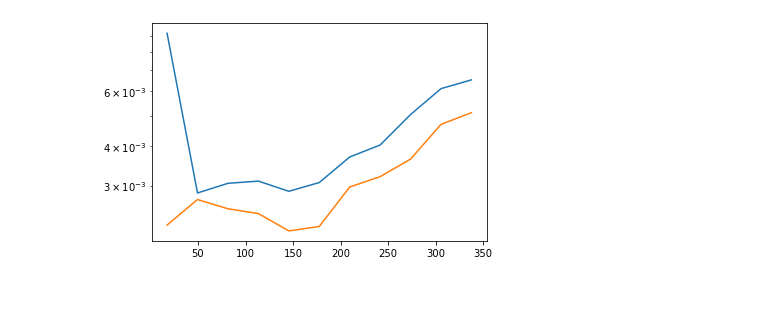
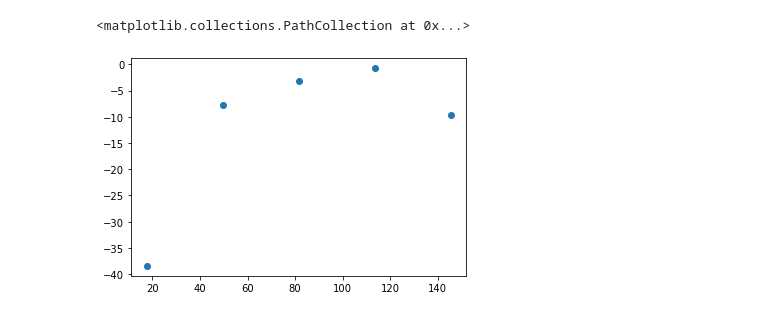
Before and after one commit to catyz/matrix, a Jupyter notebook: power_spectrum.ipynb, the cells around one changed output. Saved outputs shown, nothing was run; the diff lists cells and outputs as text; code cells hidden in the pictures.

```diff
--- a/power_spectrum.ipynb
+++ b/power_spectrum.ipynb
@@ -240,9 +243,10 @@ Text(0.5, 1.0, 'BB of r=0.1 maps')
-# %%
-plt.plot(ell, cl_std[3])
-plt.plot(ell, pure_cl_std[3])
-plt.yscale('log')
-# %% [output]
-[figure, removed]
+# %%
+#residuals
+diff = (pure_cl_mean[3] - cl_mean[3])/cl_mean[3] * 100
+plt.scatter(ell, diff)
+# %% [output]
+<matplotlib.collections.PathCollection at 0x...>
+[figure, added]
 # %%
 # #compute filter transfer
 # pcl_filt = np.load('pcl_filt.npy')
```
Also changed, not shown: parts of 7 cells of this notebook, 9 other files.
